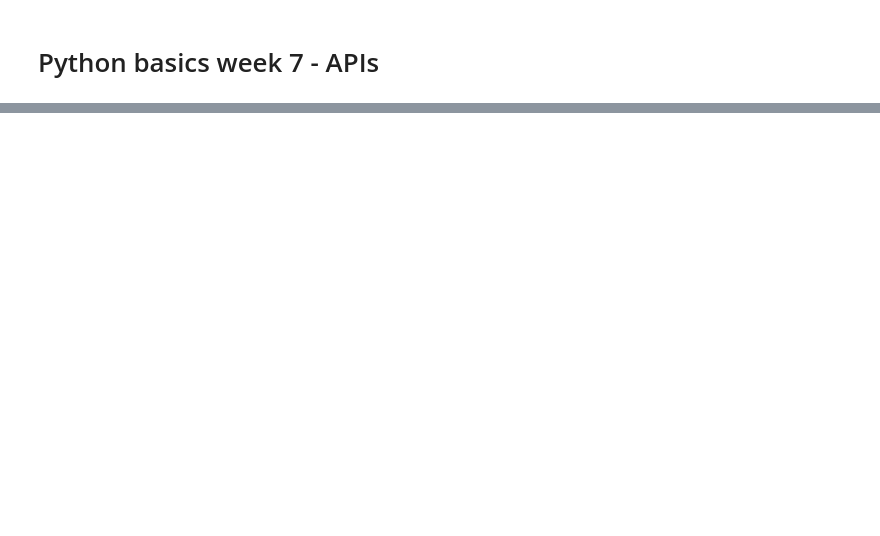
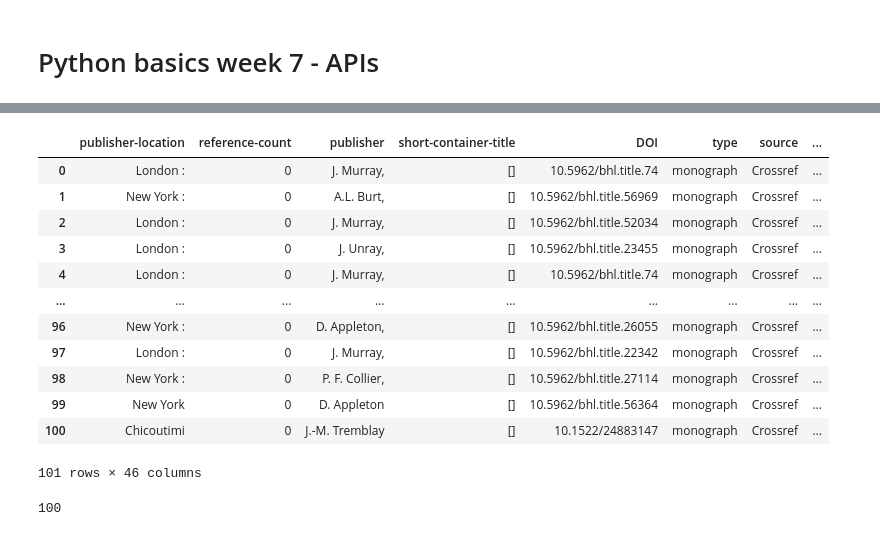
Before and after one commit to sawatson-um/pythonbasics_fall2025, a Jupyter notebook: week_7_Fall2025.ipynb, the cells around one changed output, grey strips where cells are left out. Saved outputs shown, nothing was run; the diff lists cells and outputs as text; code cells hidden in the pictures; blank space fills up the shorter version.

```diff
--- a/week_7_Fall2025.ipynb
+++ b/week_7_Fall2025.ipynb
@@ -194,0 +110,3 @@ df.to_csv('darwin.csv', index=False)
+# %%
+darwin_df = pd.json_normalize(crossref_commons.retrieval.get_publication_as_json("10.5962/bhl.title.74"))
+darwin_df
@@ -194,0 +117,9 @@ df.to_csv('darwin.csv', index=False)
+# %%
+from crossref_commons.iteration import iterate_publications_as_json
+darwin_dois = []
+query = {'query.author': 'Charles Darwin',}
+filter = {'type':'monograph'}
+for pub in iterate_publications_as_json(max_results=100, filter=filter, queries=query):
+  darwin_dois.append(pub['DOI'])
+
+darwin_dois
@@ -194,0 +144,25 @@ df.to_csv('darwin.csv', index=False)
+# %%
+for doi in darwin_dois:
+  response = pd.json_normalize(crossref_commons.retrieval.get_publication_as_json(doi))
+  darwin_df = pd.concat([darwin_df, response], ignore_index=True)
+
+darwin_df
+# The Data Wrangler extension is really helpful for exploring larger dataframes
+# %% [output]
+|  | publisher-location | reference-count | publisher | short-container-title | DOI | type | source | ... |
+| 0 | London : | 0 | J. Murray, | [] | 10.5962/bhl.title.74 | monograph | Crossref | ... |
+| 1 | New York : | 0 | A.L. Burt, | [] | 10.5962/bhl.title.56969 | monograph | Crossref | ... |
+| 2 | London : | 0 | J. Murray, | [] | 10.5962/bhl.title.52034 | monograph | Crossref | ... |
+| 3 | London : | 0 | J. Unray, | [] | 10.5962/bhl.title.23455 | monograph | Crossref | ... |
+| 4 | London : | 0 | J. Murray, | [] | 10.5962/bhl.title.74 | monograph | Crossref | ... |
+| ... | ... | ... | ... | ... | ... | ... | ... | ... |
+| 96 | New York : | 0 | D. Appleton, | [] | 10.5962/bhl.title.26055 | monograph | Crossref | ... |
+| 97 | London : | 0 | J. Murray, | [] | 10.5962/bhl.title.22342 | monograph | Crossref | ... |
+| 98 | New York : | 0 | P. F. Collier, | [] | 10.5962/bhl.title.27114 | monograph | Crossref | ... |
+| 99 | New York | 0 | D. Appleton | [] | 10.5962/bhl.title.56364 | monograph | Crossref | ... |
+| 100 | Chicoutimi | 0 | J.-M. Tremblay | [] | 10.1522/24883147 | monograph | Crossref | ... |
+101 rows × 46 columns
+# %%
+darwin_df['DOI'].nunique()
+# %% [output]
+100
```
Also changed, not shown: parts of 22 cells of this notebook, 1 other file.
